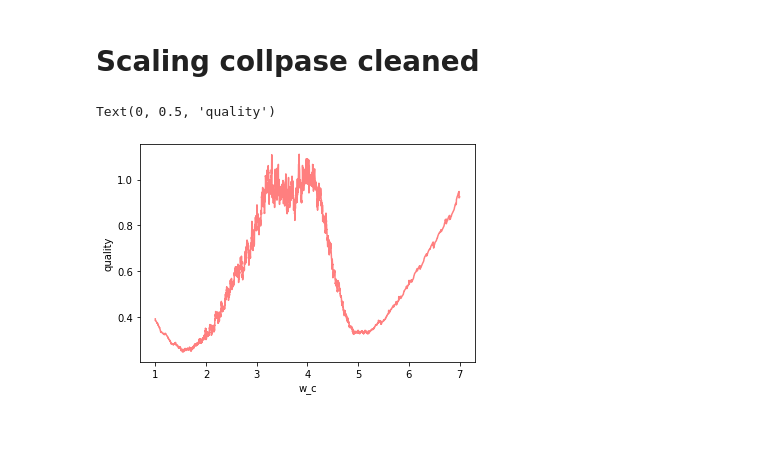
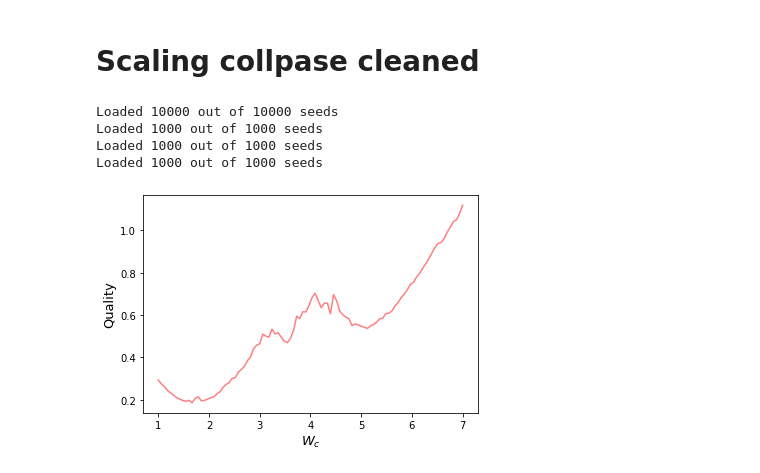
Before and after one commit to tonton-golio/mbl-intrinsicDim, a Jupyter notebook: scaling_Cleaned.ipynb, the cells around one changed output. Saved outputs shown, nothing was run; the diff lists cells and outputs as text; code cells hidden in the pictures; blank space fills up the shorter version.

Commit message:
now with data from Cluster -- scaling algo fails!

```diff
--- a/scaling_Cleaned.ipynb
+++ b/scaling_Cleaned.ipynb
@@ -12,3 +12,33 @@ import fssa
+# %%
+Ws = np.concatenate([np.arange(1,2.6,0.2), np.arange(2.6,4.55,0.05), np.arange(4.7,6.2,0.2)])
+def load_IDs(L, seeds):
+    Ws = np.concatenate([np.arange(1,2.6,0.2), np.arange(2.6,4.55,0.05), np.arange(4.7,6.2,0.2)])
+
+    ID = -1*np.ones((len(seeds),len(Ws)))
+
+    count = 0
+    missing = []
+    for seed in seeds:
+        try:
+            data = np.atleast_2d(np.load("data/2nn_L_{0}/2nn_L_{0}_seed_{1}.npy".format(L,seed), allow_pickle=True))[0]
+            ID[seed] = np.array([data[i]['ID']*data[i]['rsquared'] for i in range(len(Ws))])
+        except:
+            missing.append(seed)
+            continue
+
+    ID = ma.masked_equal(ID, -1)
+    print("Loaded {0} out of {1} seeds".format(len(seeds)-len(missing), len(seeds)))
+    return ID
+
+ID8 = load_IDs(8, range(0,10000))
+ID10 = load_IDs(10, range(0,1000))
+ID12 = load_IDs(12, range(0,1000))
+ID14 = load_IDs(14, range(0,1000))
+# %% [output]
+Loaded 10000 out of 10000 seeds
+Loaded 1000 out of 1000 seeds
+Loaded 1000 out of 1000 seeds
+Loaded 1000 out of 1000 seeds
 # %%
 def load_data(rho, Ls= np.arange(8,16,2).astype(float), skip_initial=5):
 
@@ -104,13 +192,12 @@ rho, y, dy = load_data(rho)
 # %%
 out = []
-rs = np.linspace(1,7,10000)
+rs = np.linspace(1,7,100)
 for r in tqdm(rs):
-    out.append(goal_function(r,2,2))
+    out.append(goal_function([r,1.5,1.5]))
 plt.plot(rs,out, c='r', alpha=.5)
 plt.xlabel('$W_c$', fontsize=13)
 plt.ylabel('Quality', fontsize=13)
 plt.show()
 # %% [output]
-Text(0, 0.5, 'quality')
-[figure, old version]
+[figure, new version]
 # %%
```
Also changed, not shown: parts of 7 cells of this notebook.
